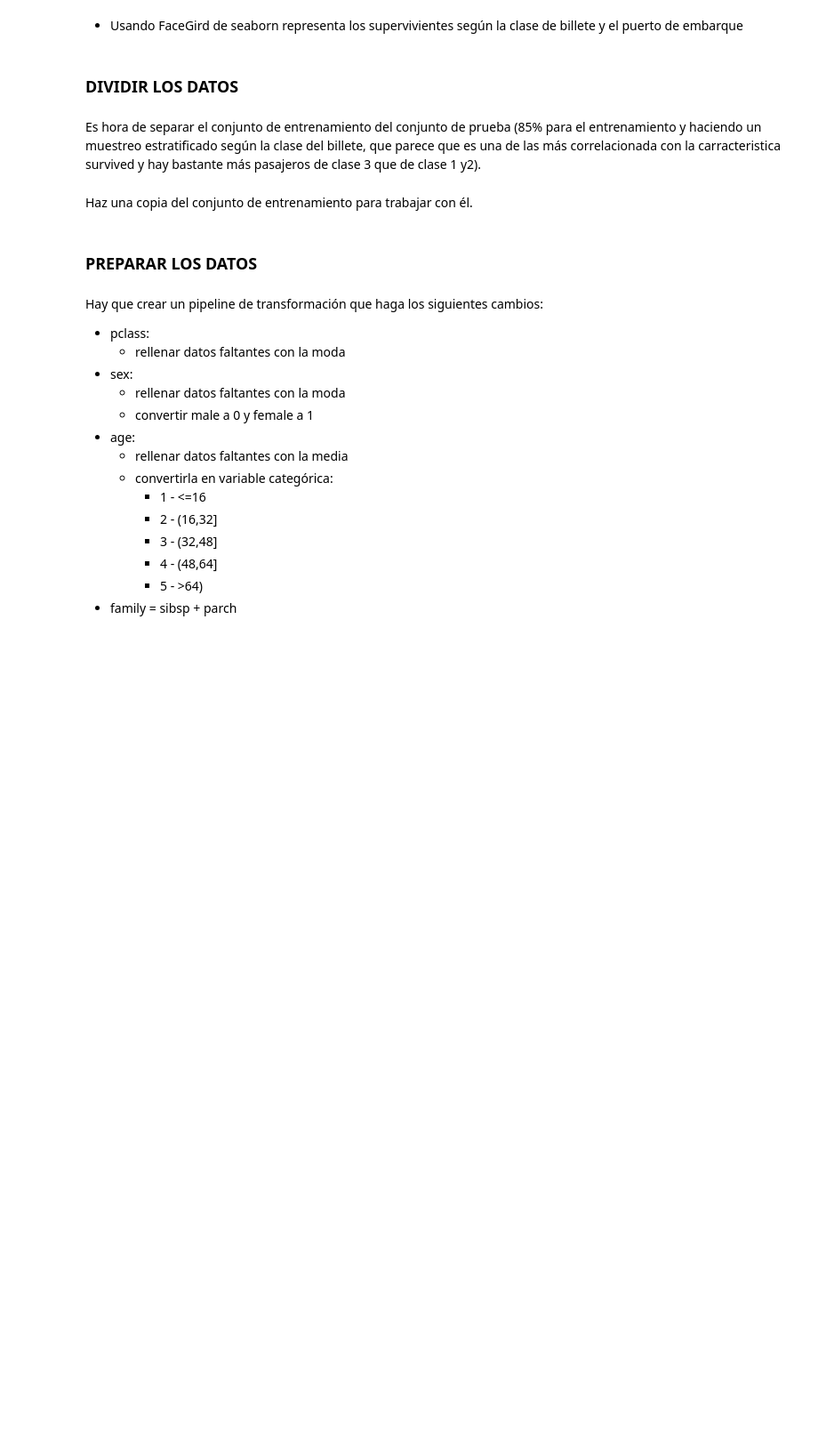
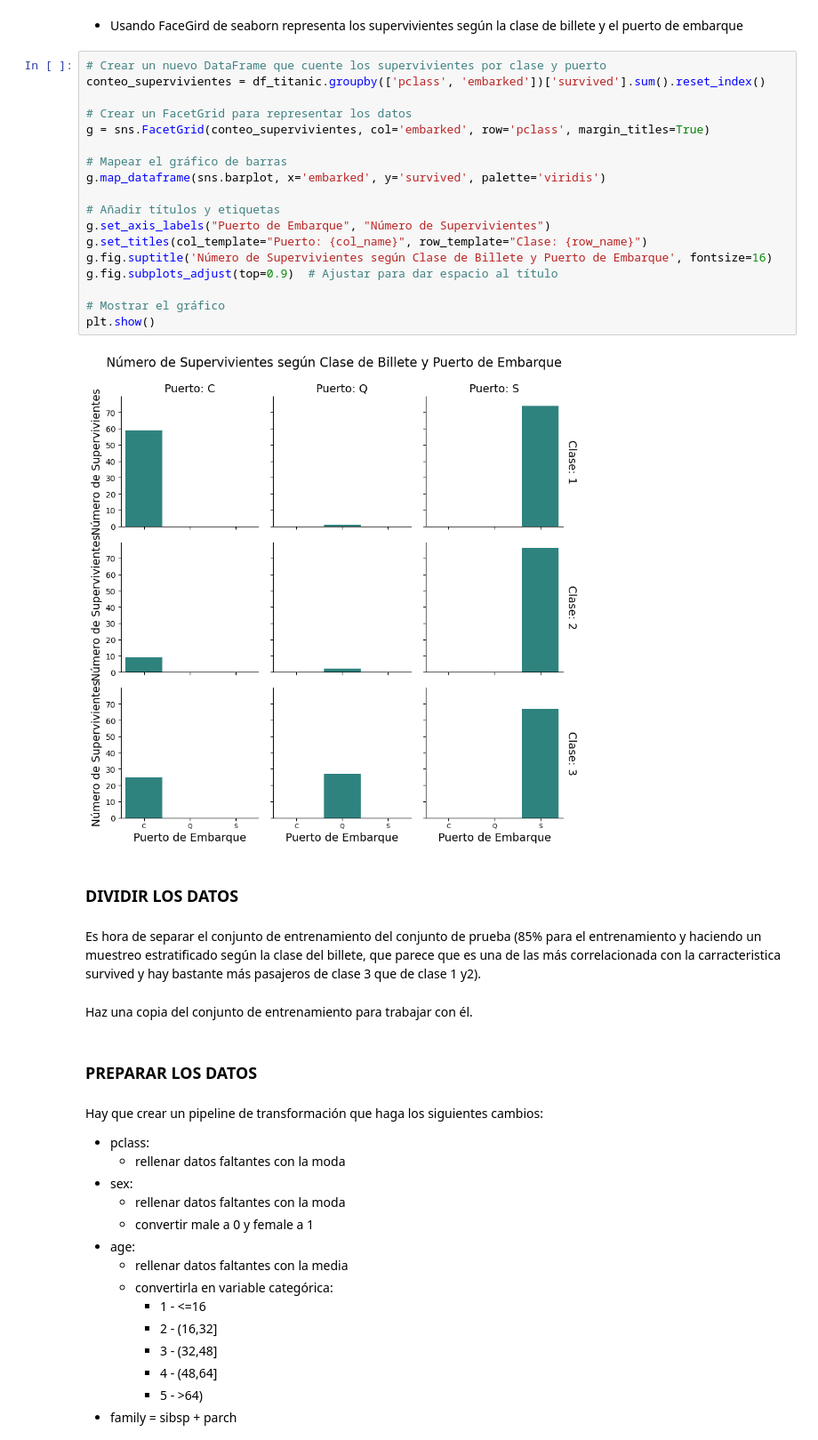
Before and after one commit to Mario-Lopez-Gonzalez/Python_clase, a Jupyter notebook: SAPA/Ejercicios/2_4Ejercicios.ipynb, the cells around one changed output. Shown at 89% size. Saved outputs shown, nothing was run; the diff lists cells and outputs as text; blank space fills up the shorter version.

```diff
--- a/SAPA/Ejercicios/2_4Ejercicios.ipynb
+++ b/SAPA/Ejercicios/2_4Ejercicios.ipynb
@@ -113,5 +432,25 @@ Vamos a seguir explorando los datos haciendo algún gráfico más:
 # %% [markdown]
 - Usando FaceGird de seaborn representa los supervivientes según la clase de billete y el puerto de embarque
+# %%
+# Crear un nuevo DataFrame que cuente los supervivientes por clase y puerto
+conteo_supervivientes = df_titanic.groupby(['pclass', 'embarked'])['survived'].sum().reset_index()
+
+# Crear un FacetGrid para representar los datos
+g = sns.FacetGrid(conteo_supervivientes, col='embarked', row='pclass', margin_titles=True)
+
+# Mapear el gráfico de barras
+g.map_dataframe(sns.barplot, x='embarked', y='survived', palette='viridis')
+
+# Añadir títulos y etiquetas
+g.set_axis_labels("Puerto de Embarque", "Número de Supervivientes")
+g.set_titles(col_template="Puerto: {col_name}", row_template="Clase: {row_name}")
+g.fig.suptitle('Número de Supervivientes según Clase de Billete y Puerto de Embarque', fontsize=16)
+g.fig.subplots_adjust(top=0.9)  # Ajustar para dar espacio al título
+
+# Mostrar el gráfico
+plt.show()
+# %% [output]
+[figure, added]
 # %% [markdown]
 ### DIVIDIR LOS DATOS
 # %% [markdown]
```
Also changed, not shown: parts of 21 cells of this notebook.
